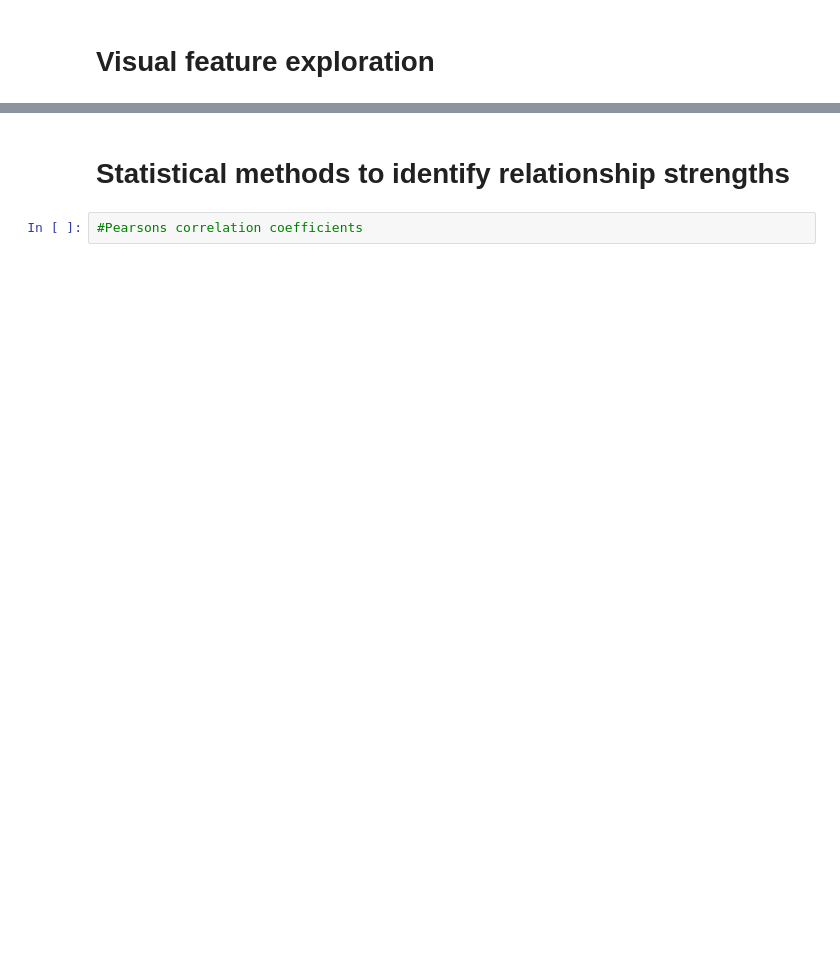
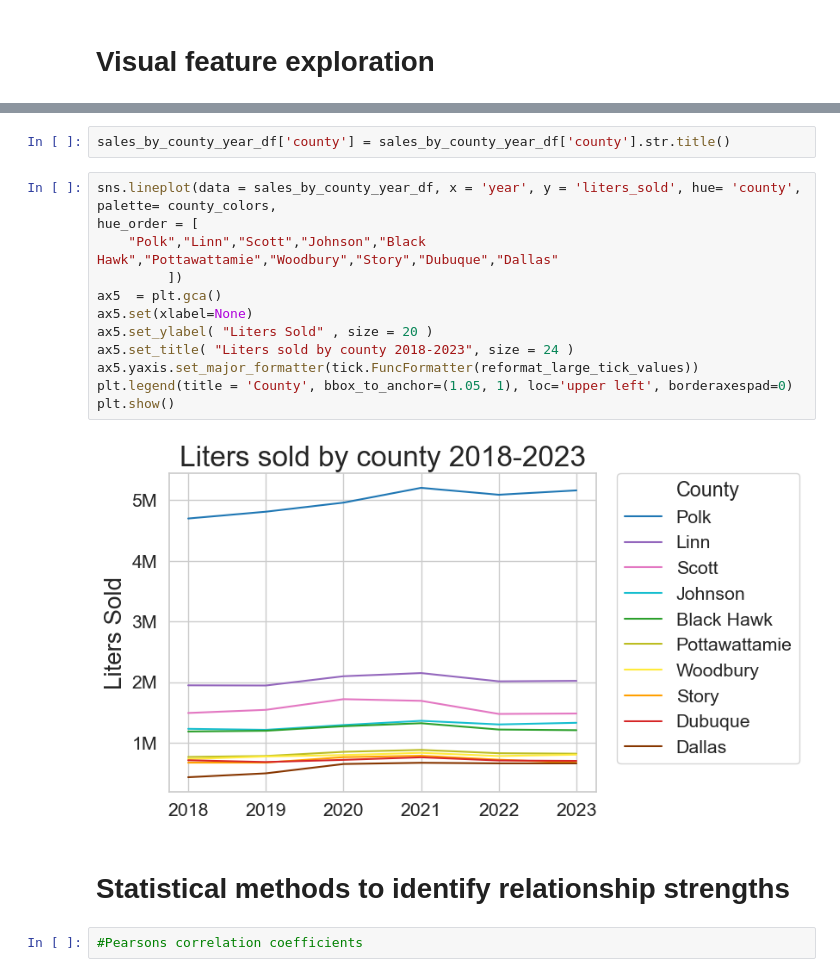
Before and after one commit to amoutafian/iowa_liquor_project, a Jupyter notebook: Iowa _liquor_exploratory_analysis.ipynb, the cells around one changed output, grey strips where cells are left out. Drawn from its saved outputs; the diff is of its cells as text; blank space fills up the shorter version.

```diff
--- a/Iowa _liquor_exploratory_analysis.ipynb
+++ b/Iowa _liquor_exploratory_analysis.ipynb
@@ -20,3 +196,19 @@ census_data_df
+# %%
+sales_by_county_year_df['county'] = sales_by_county_year_df['county'].str.title()
+# %%
+sns.lineplot(data = sales_by_county_year_df, x = 'year', y = 'liters_sold', hue= 'county', palette= county_colors,
+hue_order = [
+    "Polk","Linn","Scott","Johnson","Black Hawk","Pottawattamie","Woodbury","Story","Dubuque","Dallas"
+         ])
+ax5  = plt.gca()
+ax5.set(xlabel=None)
+ax5.set_ylabel( "Liters Sold" , size = 20 )
+ax5.set_title( "Liters sold by county 2018-2023", size = 24 )
+ax5.yaxis.set_major_formatter(tick.FuncFormatter(reformat_large_tick_values))
+plt.legend(title = 'County', bbox_to_anchor=(1.05, 1), loc='upper left', borderaxespad=0)
+plt.show()
+# %% [output]
+[figure, added]
 # %% [markdown]
 # Statistical methods to identify relationship strengths
 # %%
```
Also changed, not shown: parts of 7 cells of this notebook, 3 other files.
